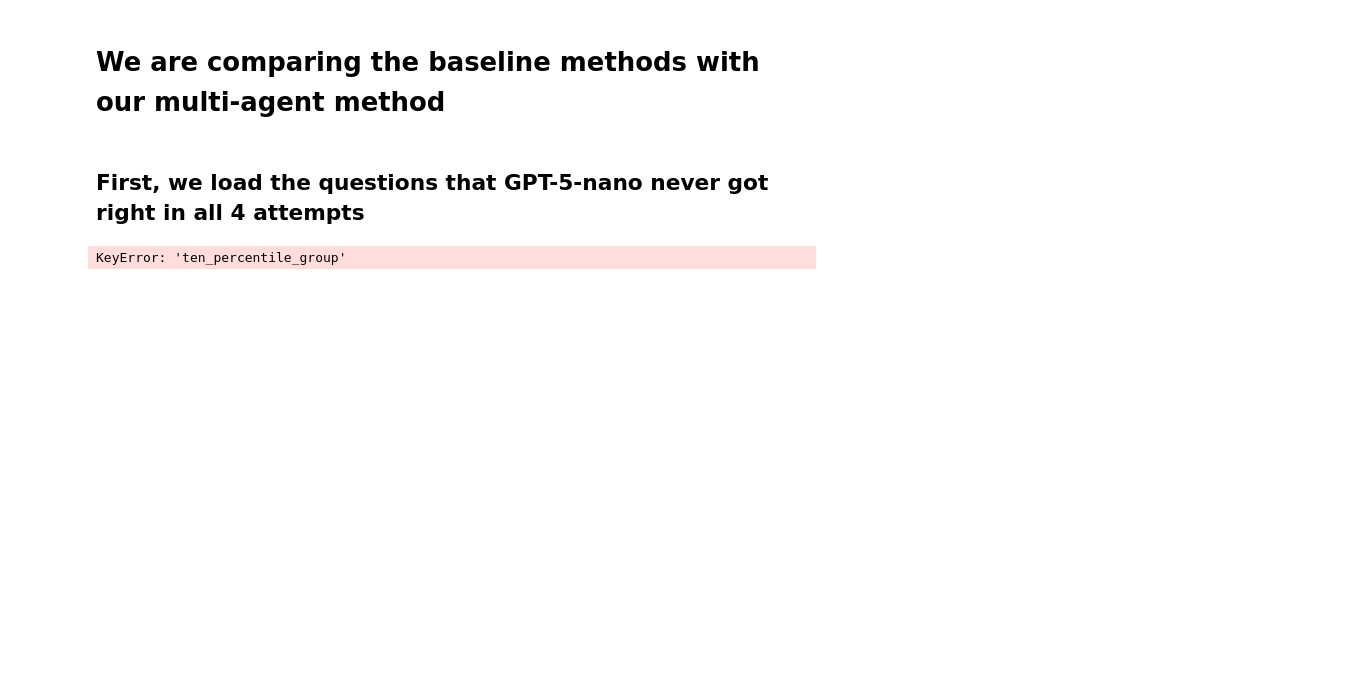
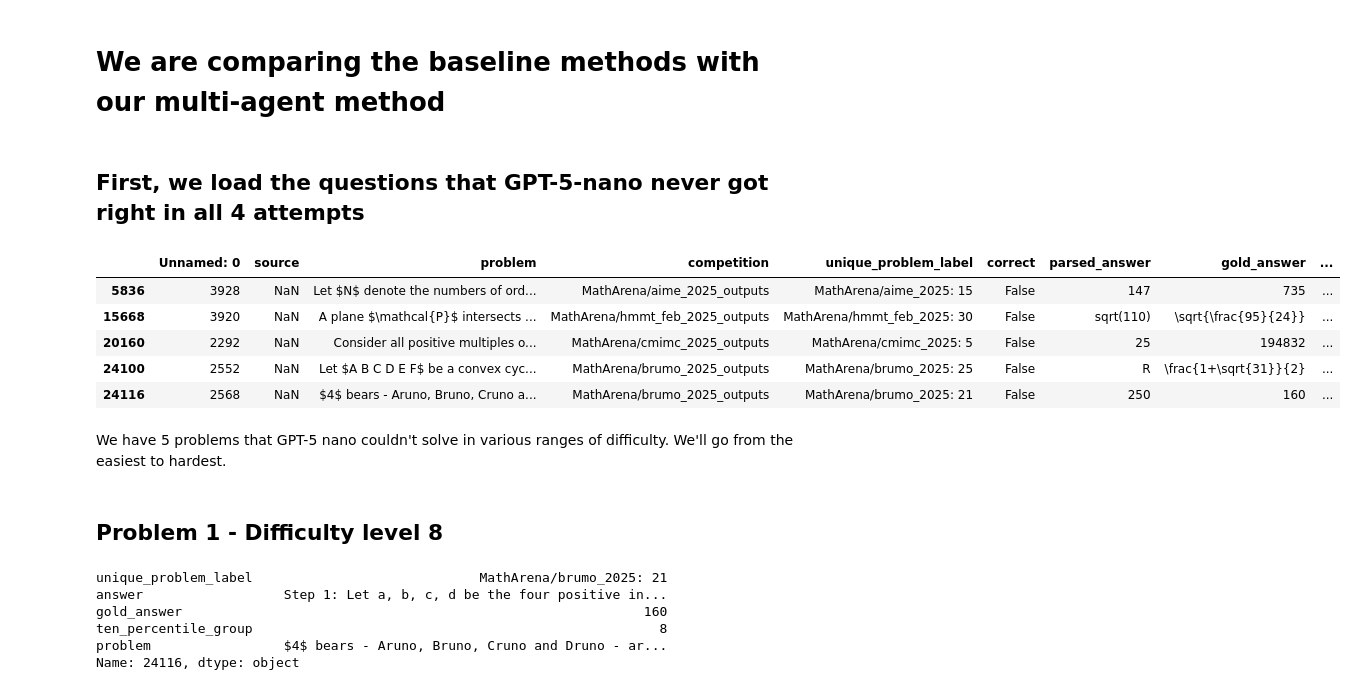
Before and after one commit to au-nlp/project-milestone-p2-group15, a Jupyter notebook: results/gpt-5-nano.ipynb, the cells around one changed output. Drawn from its saved outputs; the diff is of its cells as text; code cells hidden in the pictures; blank space fills up the shorter version.

```diff
--- a/results/gpt-5-nano.ipynb
+++ b/results/gpt-5-nano.ipynb
@@ -5,10 +5,31 @@
 # %%
 import os
 from pathlib import Path
-# os.chdir(Path.cwd().parent)
+os.chdir(Path.cwd().parent)
 from data_processing.data_analysis import select_problem_sample_for_model
 gpt5_nano="GPT-5-nano (high)"
 df = select_problem_sample_for_model(gpt5_nano)
 df
 # %% [output]
-KeyError: 'ten_percentile_group'
+|  | Unnamed: 0 | source | problem | competition | unique_problem_label | correct | parsed_answer | gold_answer | ... |
+| 5836 | 3928 | NaN | Let $N$ denote the numbers of ord... | MathArena/aime_2025_outputs | MathArena/aime_2025: 15 | False | 147 | 735 | ... |
+| 15668 | 3920 | NaN | A plane $\mathcal{P}$ intersects ... | MathArena/hmmt_feb_2025_outputs | MathArena/hmmt_feb_2025: 30 | False | sqrt(110) | \sqrt{\frac{95}{24}} | ... |
+| 20160 | 2292 | NaN | Consider all positive multiples o... | MathArena/cmimc_2025_outputs | MathArena/cmimc_2025: 5 | False | 25 | 194832 | ... |
+| 24100 | 2552 | NaN | Let $A B C D E F$ be a convex cyc... | MathArena/brumo_2025_outputs | MathArena/brumo_2025: 25 | False | R | \frac{1+\sqrt{31}}{2} | ... |
+| 24116 | 2568 | NaN | $4$ bears - Aruno, Bruno, Cruno a... | MathArena/brumo_2025_outputs | MathArena/brumo_2025: 21 | False | 250 | 160 | ... |
+# %% [markdown]
+We have 5 problems that GPT-5 nano couldn't solve in various ranges of difficulty. We'll go from the easiest to hardest.
+# %% [markdown]
+## Problem 1 - Difficulty level 8
+# %%
+import pandas as pd
+DIFFICULTY = "ten_percentile_group"
+df_pruned = df[df[DIFFICULTY]==8].iloc[0][["unique_problem_label", "answer", "gold_answer", "ten_percentile_group", "problem"]]
+df_pruned
+# %% [output]
+unique_problem_label                             MathArena/brumo_2025: 21
+answer                  Step 1: Let a, b, c, d be the four positive in...
+gold_answer                                                           160
+ten_percentile_group                                                    8
+problem                 $4$ bears - Aruno, Bruno, Cruno and Druno - ar...
+Name: 24116, dtype: object
```
Also changed, not shown: parts of 16 cells of this notebook, 8 other files.
